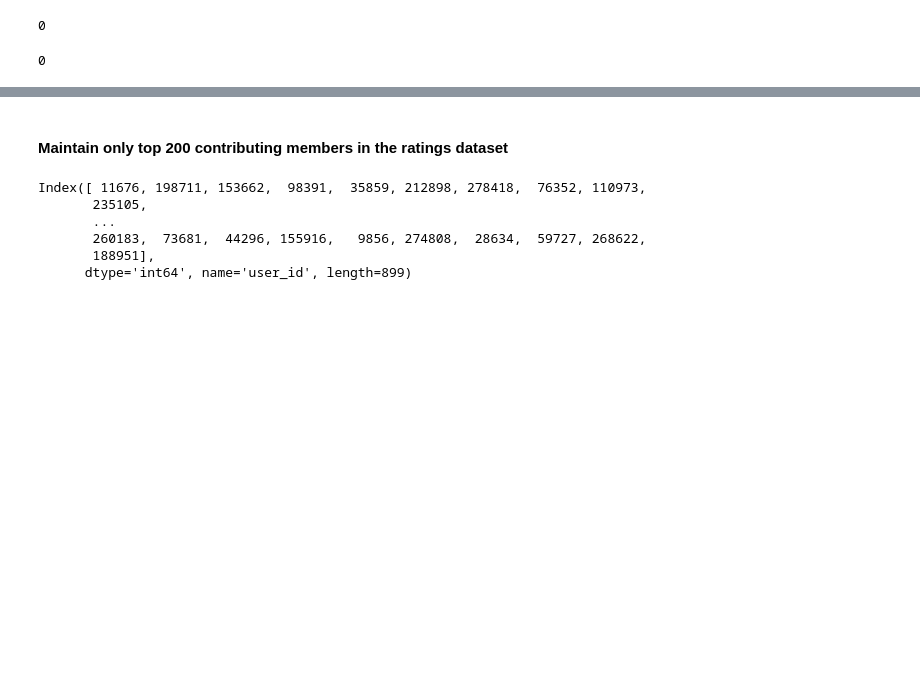
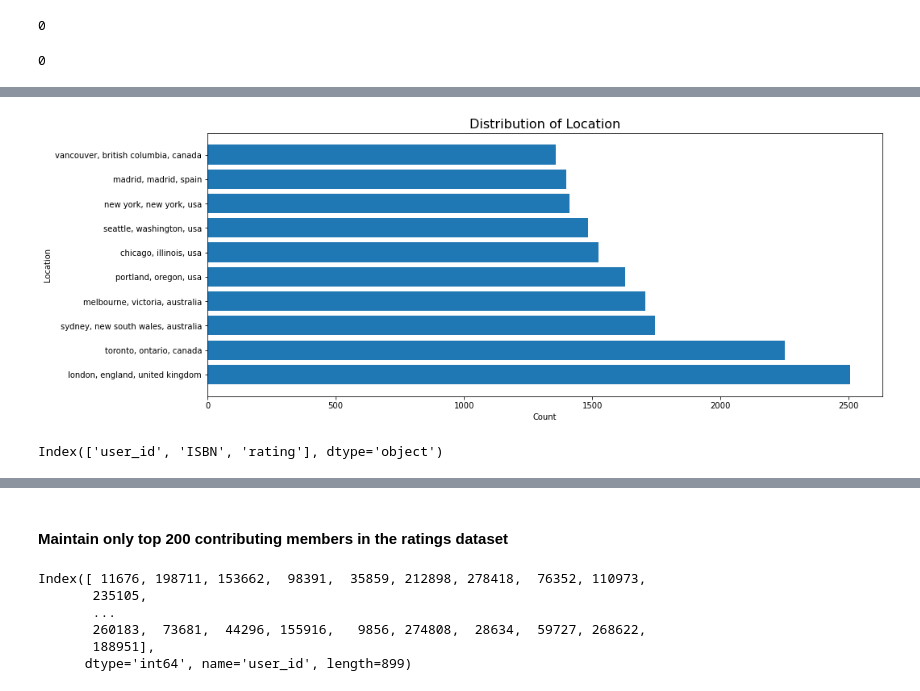
Before and after one commit to ggeorgekkariuki/picasso-book-bar, a Jupyter notebook: index.ipynb, the cells around one changed output, grey strips where cells are left out. Cells and saved outputs as stored; diff of their text form; code cells hidden in the pictures; blank space fills up the shorter version.

```diff
--- a/index.ipynb
+++ b/index.ipynb
@@ -209,7 +188,7 @@ The Categorical Features are:
 # %% [markdown]
 #### 2.1.2 DATASET 2 - Users Dataset
 # %%
-users = DataUnderstading(name='Users')
+users = DataUnderstanding(name='Users')
 users_df = users.load_data(path='./data/BX-Users.csv')
 users_df.head()
 # %% [output]
@@ -510,0 +916,8 @@ ratings_df.duplicated().sum()
+# %%
+univariate_plot(users_df, 'Location', plot='barh')
+# %% [output]
+[figure, added]
+# %%
+ratings_df.columns
+# %% [output]
+Index(['user_id', 'ISBN', 'rating'], dtype='object')
```
Also changed, not shown: parts of 67 cells of this notebook.
